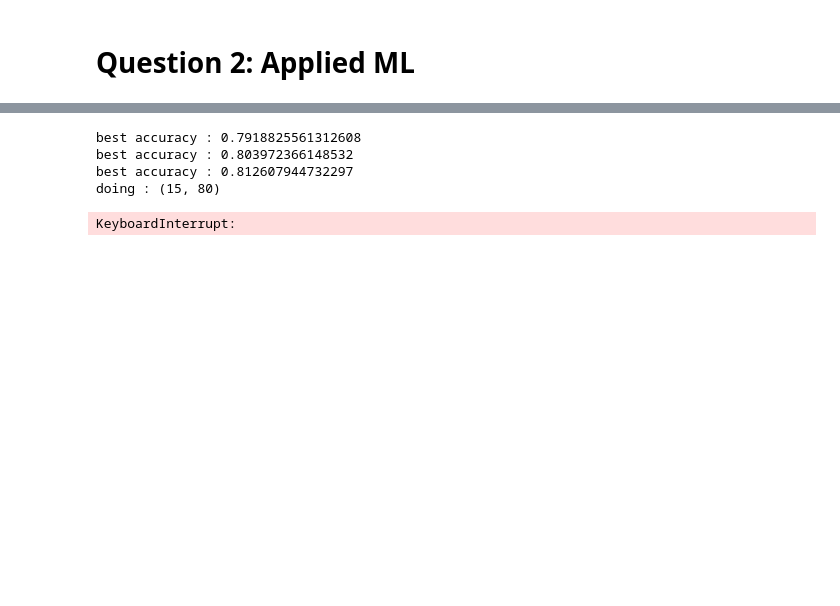
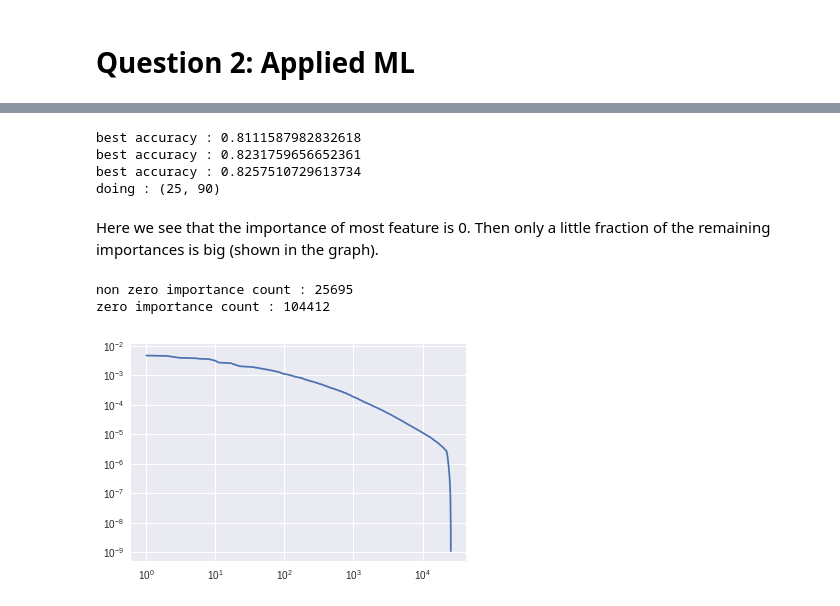
Before and after one commit to brunowicht/ada_project, a Jupyter notebook: 04 - Applied ML/Homework4.ipynb, the cells around one changed output, grey strips where cells are left out. Drawn from its saved outputs; the diff is of its cells as text; code cells hidden in the pictures; blank space fills up the shorter version.

```diff
--- a/04 - Applied ML/Homework4.ipynb
+++ b/04 - Applied ML/Homework4.ipynb
@@ -294,6 +301,8 @@ X = vectorizer.fit_transform(newsgroups_train["data"])
 best_accuracy = 0.
 best_n_est = 1
 best_max_dep = 1
+best_prediction = None
+best_classifier = None
 
 for n_est in range(5, 30, 5):
     for max_dep in range(20, 100, 10):
@@ -309,9 +318,28 @@ for n_est in range(5, 30, 5):
             best_accuracy = accuracy
             best_n_est = n_est
             best_max_dep = max_dep
+            best_prediction = prediction
+            best_classifier = classifier
 # %% [output]
-best accuracy : 0.7918825561312608
-best accuracy : 0.803972366148532
-best accuracy : 0.812607944732297
-doing : (15, 80)
+best accuracy : 0.8111587982832618
+best accuracy : 0.8231759656652361
+best accuracy : 0.8257510729613734
+doing : (25, 90)
-KeyboardInterrupt:
+# %% [markdown]
+Here we see that the importance of most feature is 0.
+Then only a little fraction of the remaining importances is big (shown in the graph).
+# %%
+non_zero_importance_count = np.count_nonzero(best_classifier.feature_importances_)
+zero_importance_count = best_classifier.feature_importances_.shape[0] - non_zero_importance_count
+
+print("non zero importance count : %s" % non_zero_importance_count)
+print("zero importance count : %s" % zero_importance_count)
+
+non_zero_indices = np.nonzero(best_classifier.feature_importances_)
+plt.plot(range(non_zero_importance_count), np.sort(best_classifier.feature_importances_[non_zero_indices])[::-1])
+plt.loglog()
+plt.show()
+# %% [output]
+non zero importance count : 25695
+zero importance count : 104412
+[figure, added]
```
Also changed, not shown: parts of 8 cells of this notebook.
